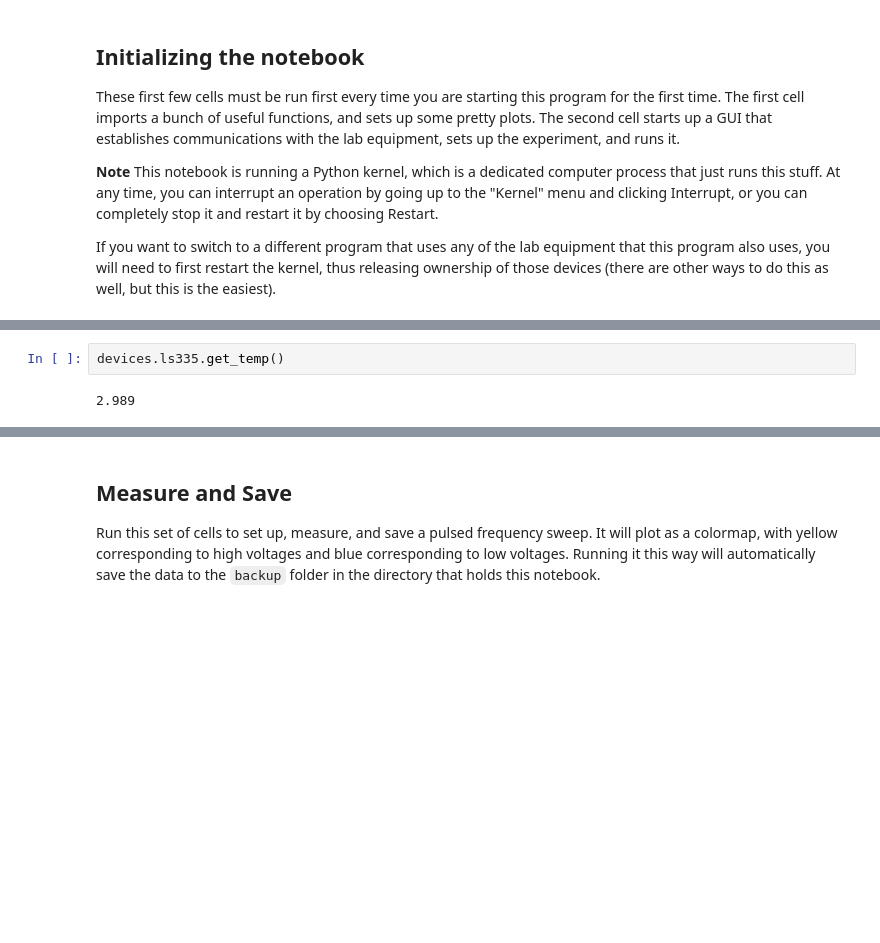
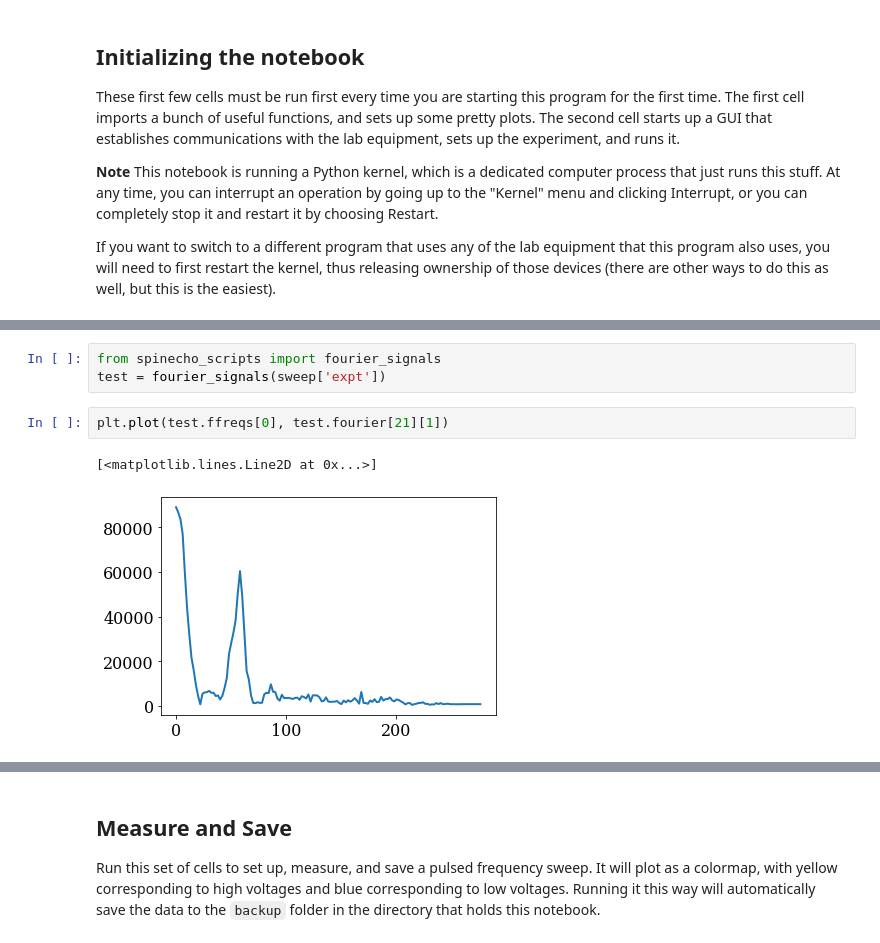
Before and after one commit to chiralhat/pyscan-esr, a Jupyter notebook: esr_notebooks/Pulsed Frequency Sweep.ipynb, the cells around one changed output, grey strips where cells are left out. Cells and saved outputs as stored; diff of their text form; blank space fills up the shorter version.

```diff
--- a/esr_notebooks/Pulsed Frequency Sweep.ipynb
+++ b/esr_notebooks/Pulsed Frequency Sweep.ipynb
@@ -95,4 +57,8 @@ ps.live_plot2D(sweep['expt'], x_name='t', y_name=parameters['y_name'], data_name
-# %%
-devices.ls335.get_temp()
-# %% [output]
-2.989
+# %%
+from spinecho_scripts import fourier_signals
+test = fourier_signals(sweep['expt'])
+# %%
+plt.plot(test.ffreqs[0], test.fourier[21][1])
+# %% [output]
+[<matplotlib.lines.Line2D at 0x...>]
+[figure, added]
```
Also changed, not shown: parts of 36 cells of this notebook, 6 other files.
